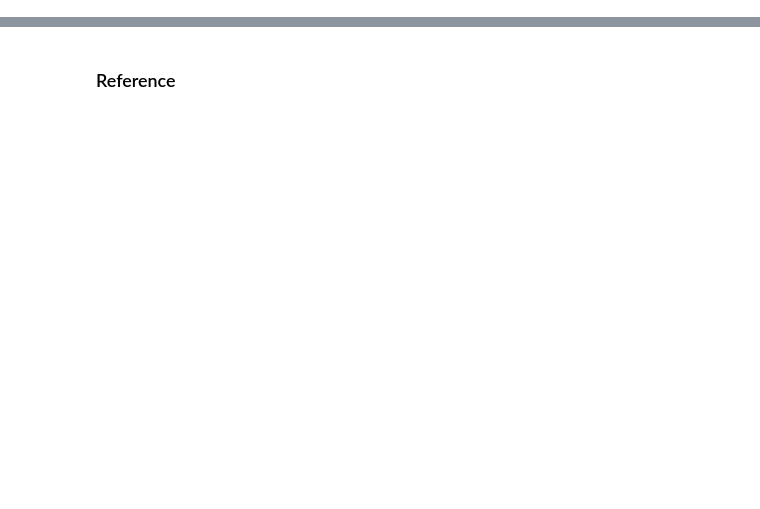
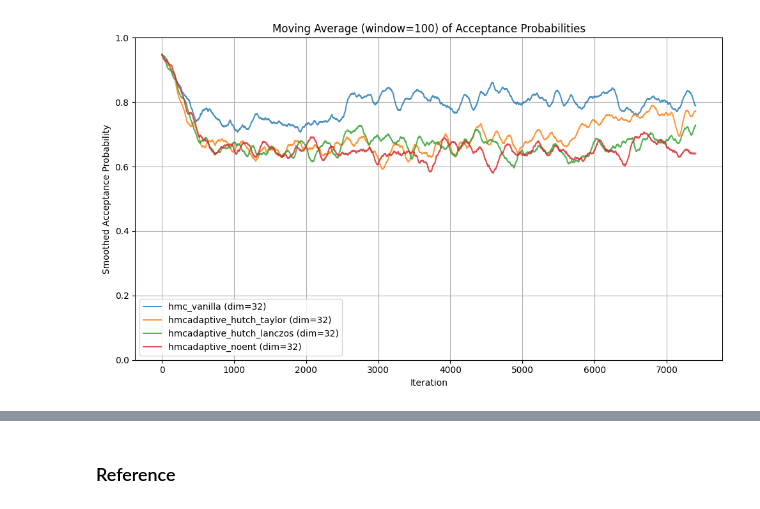
Before and after one commit to cepessh/adaptive_mcmc, a Jupyter notebook: notebooks/last_year_code_test.ipynb, the cells around one changed output, grey strips where cells are left out. Saved outputs shown, nothing was run; the diff lists cells and outputs as text; code cells hidden in the pictures; blank space fills up the shorter version.

```diff
--- a/notebooks/last_year_code_test.ipynb
+++ b/notebooks/last_year_code_test.ipynb
@@ -253,6 +282,5 @@ plt.scatter(samples[:, 0], samples[:, 1])
 # %%
-def dist_factory(name, dimension, cube=1., scale=1.5, gaussian_count=5, rho=0.8):
-
+def dist_factory(name, dimension, cube=3., scale=100., funnel_scale=1.5, gaussian_count=5, rho=0.8):
     if name == "random_gm":
         return get_random_GM(gaussian_count=gaussian_count, dimension=dimension, cube=cube)
     elif name == "toeplitz_gm":
@@ -262,7 +290,7 @@ def dist_factory(name, dimension, cube=1., scale=1.5, gaussian_count=5, rho=0.8)
     elif name == "deterministic_gaussian_se":
         return get_deterministic_gaussian_se(dimension)
     elif name == "funnel":
-        return FunnelDistribution(dimension, scale=scale), torch.zeros(1, dimension)
+        return FunnelDistribution(dimension, scale=funnel_scale), torch.zeros(1, dimension)
 # %%
 def drop_static_chains(samples: torch.Tensor, eps: float = 0.0):
     var_per_chain = samples.var(dim=0, unbiased=False)
@@ -303,9 +331,7 @@ def run_experiment(dist_name, log=[]):
         for dimension in dimensions
     }
     pure_runtime = deepcopy(runtime)
-    cube = 1
-    distance_to_mass_points = cube
-    scale = 1.5
+    distance_to_mass_points = 1.
 
     for dimension in tqdm.notebook.tqdm(dimensions):
         print("Processing dimension", dimension)
@@ -479,25 +541,27 @@ chains_kept             50                50                        50
 # %%
 def moving_average(x, window_size=10):
     return np.convolve(x, np.ones(window_size)/window_size, mode='valid')
 
 plt.figure(figsize=(10, 6))
 window = 100  # adjust as needed
 
 for dimension in dimensions:
     for alg in algs:
-        raw = hist_data[dimension][alg][0].accept_prob_hist
+        raw = log[0]["hist_data"][dimension][alg]["cache"].accept_prob_hist
         smoothed = moving_average(np.array(raw), window_size=window)
         label = f"{alg} (dim={dimension})"
         plt.plot(smoothed, label=label, alpha=0.8)
 
 plt.xlabel("Iteration")
 plt.ylabel("Smoothed Acceptance Probability")
 plt.title(f"Moving Average (window={window}) of Acceptance Probabilities")
 plt.ylim(0, 1)
 plt.grid(True)
 plt.legend()
 plt.tight_layout()
 plt.show()
+# %% [output]
+[figure, added]
 # %%
 dim_stat = {}
 for dimension in tqdm.notebook.tqdm(dimensions):
```
Also changed, not shown: parts of 25 cells of this notebook.
